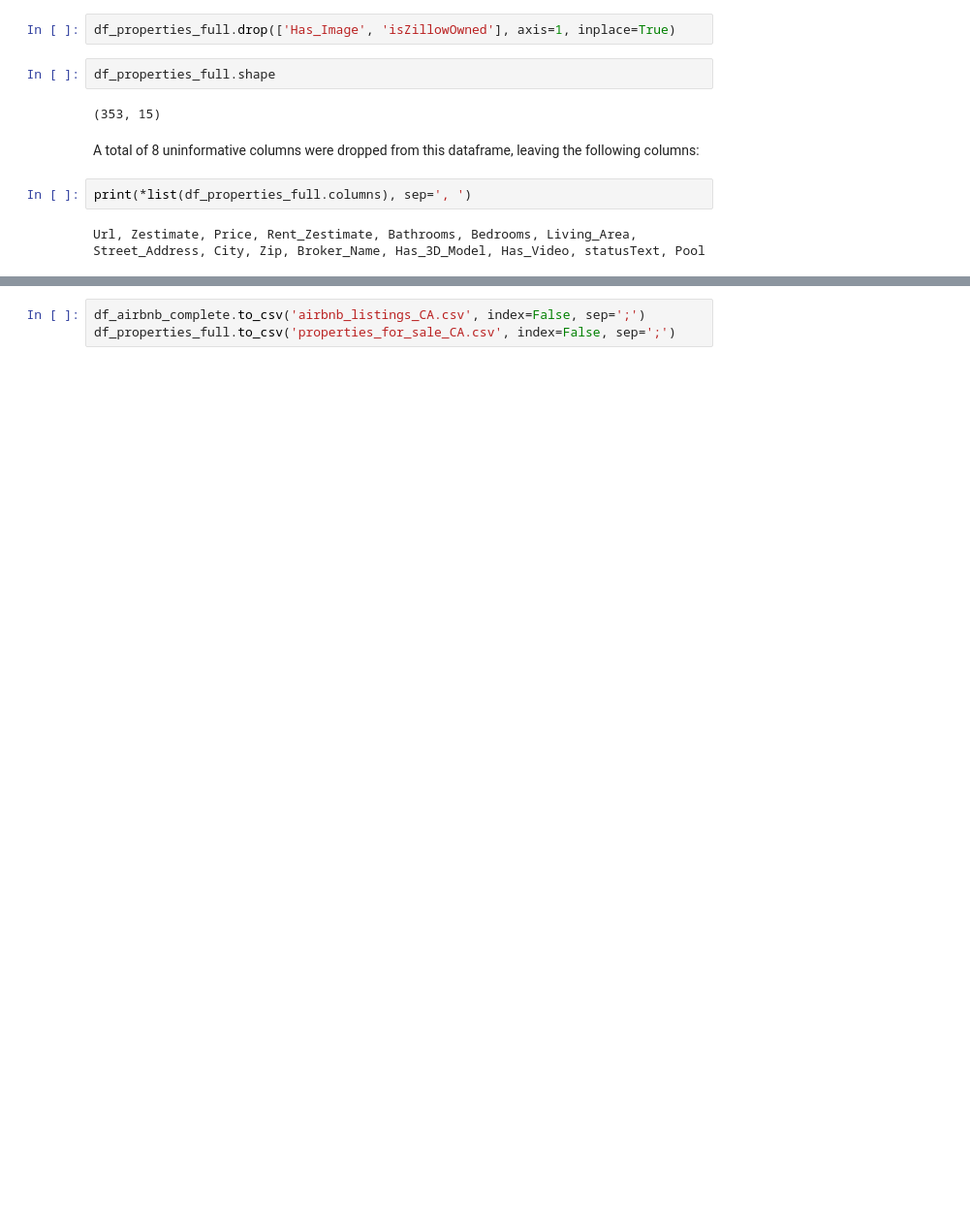
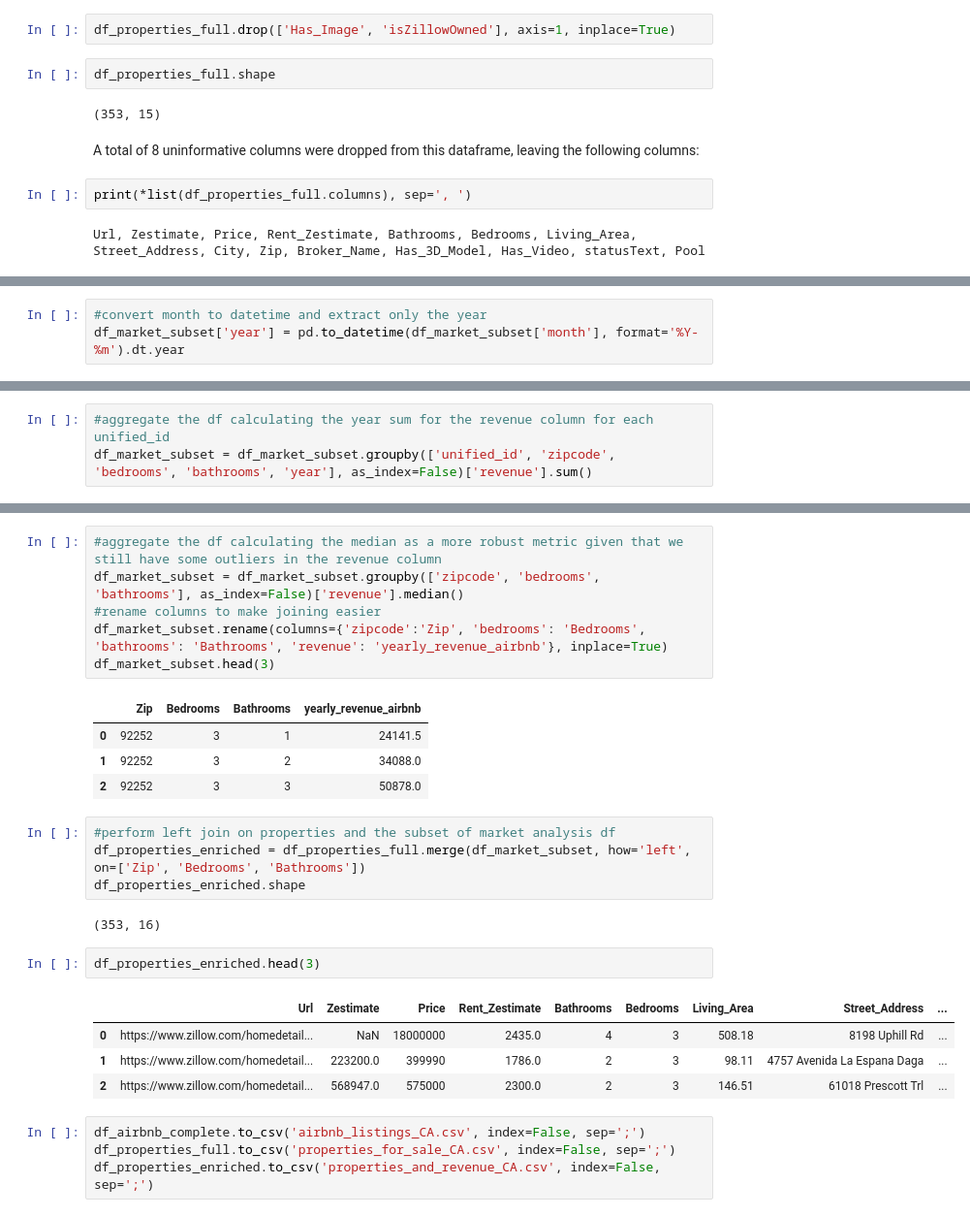
Before and after one commit to ekaterinaleks/airbnb_california, a Jupyter notebook: eda_2019_2022.ipynb, the cells around one changed output, grey strips where cells are left out. Shown: that part at 97% size. Saved outputs shown, nothing was run; the diff lists cells and outputs as text; blank space fills up the shorter version.

Commit message:
Final version of EDA notebook and finished Tableau

```diff
--- a/eda_2019_2022.ipynb
+++ b/eda_2019_2022.ipynb
@@ -1241,0 +1284,3 @@ dtype: int64
+# %%
+#convert month to datetime and extract only the year
+df_market_subset['year'] = pd.to_datetime(df_market_subset['month'], format='%Y-%m').dt.year
@@ -1241,0 +1291,3 @@ dtype: int64
+# %%
+#aggregate the df calculating the year sum for the revenue column for each unified_id
+df_market_subset = df_market_subset.groupby(['unified_id', 'zipcode', 'bedrooms', 'bathrooms', 'year'], as_index=False)['revenue'].sum()
@@ -1242,3 +1301,28 @@ dtype: int64
+# %%
+#aggregate the df calculating the median as a more robust metric given that we still have some outliers in the revenue column
+df_market_subset = df_market_subset.groupby(['zipcode', 'bedrooms', 'bathrooms'], as_index=False)['revenue'].median()
+#rename columns to make joining easier
+df_market_subset.rename(columns={'zipcode':'Zip', 'bedrooms': 'Bedrooms', 'bathrooms': 'Bathrooms', 'revenue': 'yearly_revenue_airbnb'}, inplace=True)
+df_market_subset.head(3)
+# %% [output]
+|  | Zip | Bedrooms | Bathrooms | yearly_revenue_airbnb |
+| 0 | 92252 | 3 | 1 | 24141.5 |
+| 1 | 92252 | 3 | 2 | 34088.0 |
+| 2 | 92252 | 3 | 3 | 50878.0 |
+# %%
+#perform left join on properties and the subset of market analysis df
+df_properties_enriched = df_properties_full.merge(df_market_subset, how='left', on=['Zip', 'Bedrooms', 'Bathrooms'])
+df_properties_enriched.shape
+# %% [output]
+(353, 16)
+# %%
+df_properties_enriched.head(3)
+# %% [output]
+|  | Url | Zestimate | Price | Rent_Zestimate | Bathrooms | Bedrooms | Living_Area | Street_Address | ... |
+| 0 | https://www.zillow.com/homedetail... | NaN | 18000000 | 2435.0 | 4 | 3 | 508.18 | 8198 Uphill Rd | ... |
+| 1 | https://www.zillow.com/homedetail... | 223200.0 | 399990 | 1786.0 | 2 | 3 | 98.11 | 4757 Avenida La Espana Daga | ... |
+| 2 | https://www.zillow.com/homedetail... | 568947.0 | 575000 | 2300.0 | 2 | 3 | 146.51 | 61018 Prescott Trl | ... |
 # %%
 df_airbnb_complete.to_csv('airbnb_listings_CA.csv', index=False, sep=';')
 df_properties_full.to_csv('properties_for_sale_CA.csv', index=False, sep=';')
+df_properties_enriched.to_csv('properties_and_revenue_CA.csv', index=False, sep=';')
```
Also changed, not shown: parts of 12 cells of this notebook, 7 other files.
